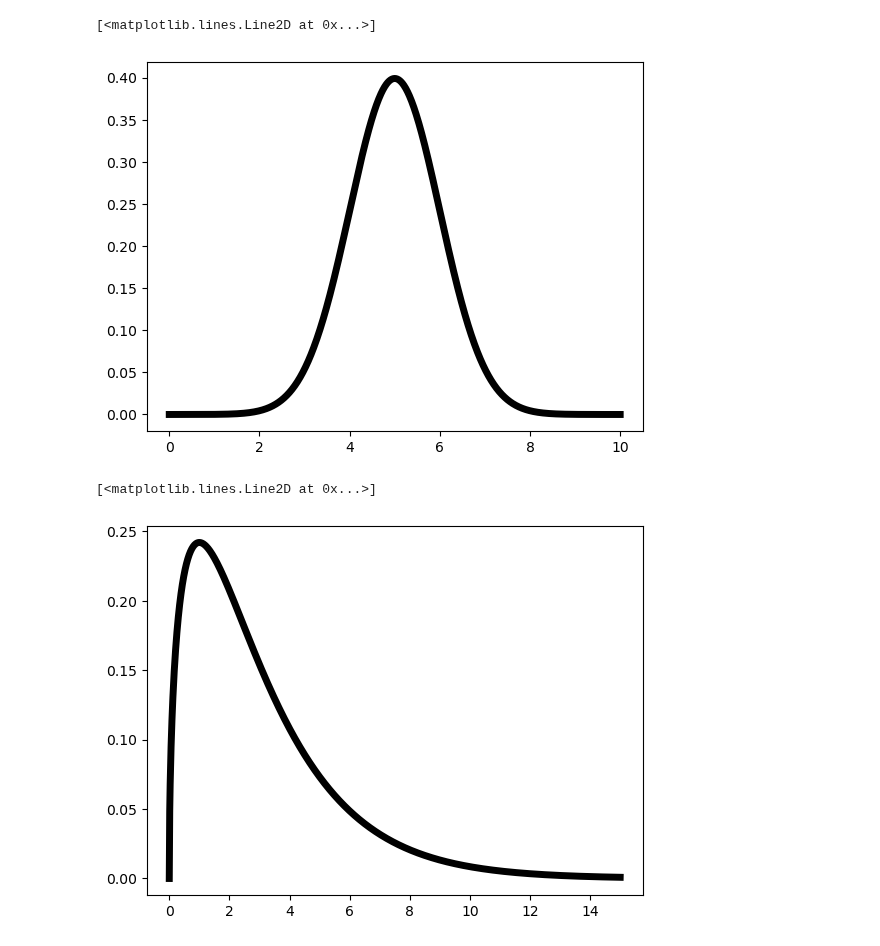
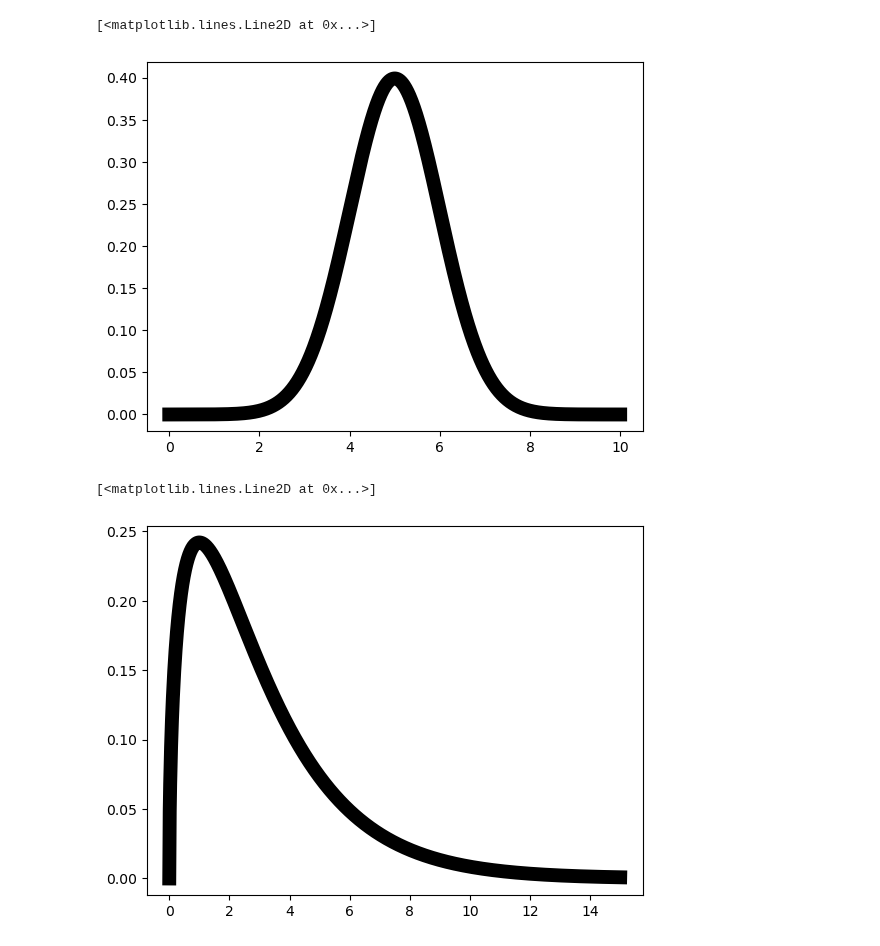
Before and after one commit to anderswol/AppStat2, a Jupyter notebook: Sagar/figs.ipynb, the cells around one changed output. Drawn from its saved outputs; the diff is of its cells as text; code cells hidden in the pictures.

```diff
--- a/Sagar/figs.ipynb
+++ b/Sagar/figs.ipynb
@@ -4,13 +4,13 @@ import matplotlib.pyplot as plt
 from scipy.stats import norm, chi2
 # %%
 xx = np.linspace(0, 10, 1000)
-plt.plot(xx, norm.pdf(xx, 5, 1), color='black', linewidth=5)
+plt.plot(xx, norm.pdf(xx, 5, 1), color='black', linewidth=10)
 # %% [output]
 [<matplotlib.lines.Line2D at 0x...>]
-[figure, old version]
+[figure, new version]
 # %%
 xx2 = np.linspace(0, 15, 1000)
-plt.plot(xx2, chi2.pdf(xx2, df=3), color='black', linewidth=5)
+plt.plot(xx2, chi2.pdf(xx2, df=3), color='black', linewidth=10)
 # %% [output]
 [<matplotlib.lines.Line2D at 0x...>]
-[figure, old version]
+[figure, new version]
```
Also changed, not shown: 1 other file.
